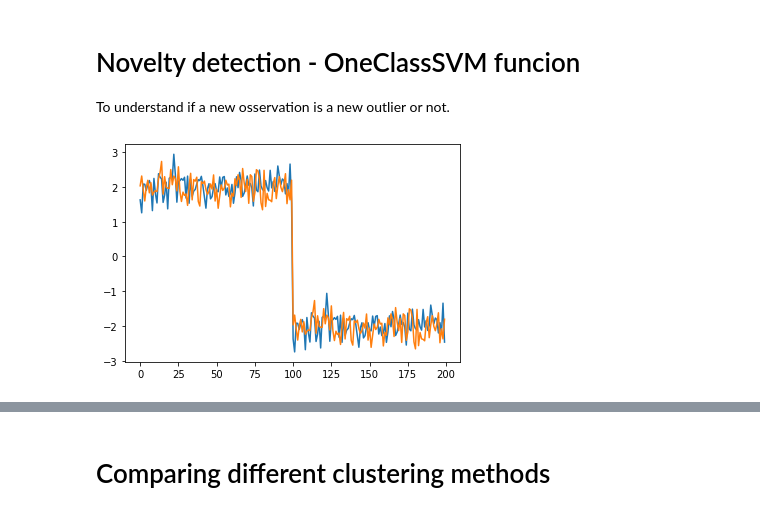
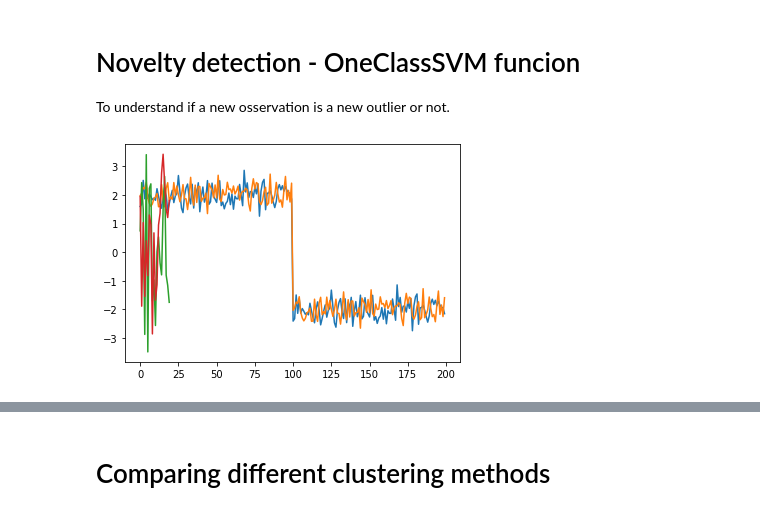
Before and after one commit to Paps90/CASA2019, a Jupyter notebook: 3_lesson3/3_unsupervised.ipynb, the cells around one changed output, grey strips where cells are left out. Drawn from its saved outputs; the diff is of its cells as text; code cells hidden in the pictures.

```diff
--- a/3_unsupervised.ipynb
+++ b/3_lesson3/3_unsupervised.ipynb
@@ -618,11 +610,11 @@ X_outliers = np.random.uniform(low=-4, high=4, size=(20, 2))
 # %%
 import matplotlib.pyplot as plt
 plt.plot(X_train)
 #plt.plot(X_test)
-#plt.plot(X_outliers)
+plt.plot(X_outliers)
 plt.show()
 # %% [output]
-[figure, old version]
+[figure, new version]
 # %%
 # fit the model
 clf              = svm.OneClassSVM(nu=0.1, kernel="rbf", gamma=0.1)
```
Also changed, not shown: parts of 19 cells of this notebook, 38 other files.
